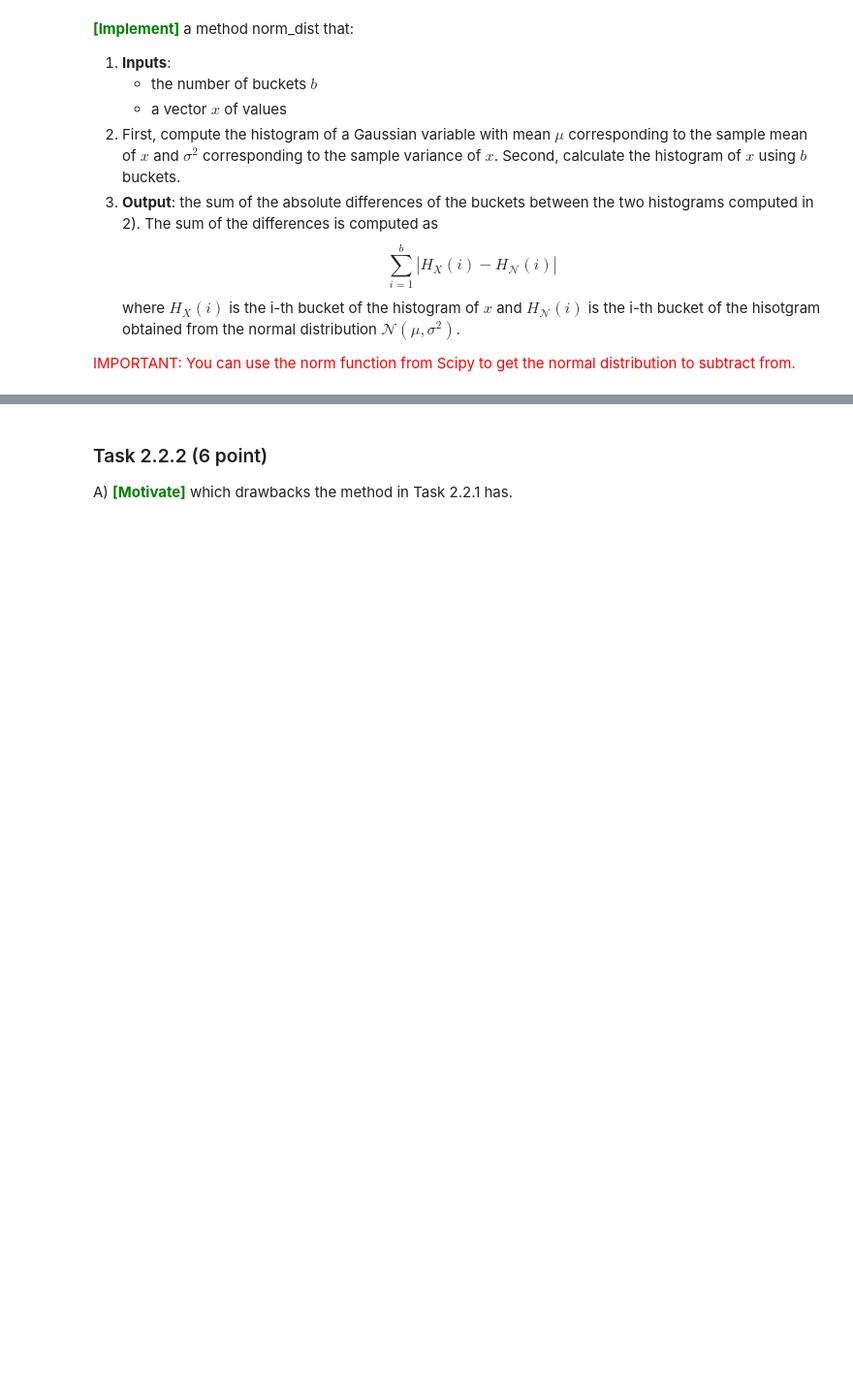
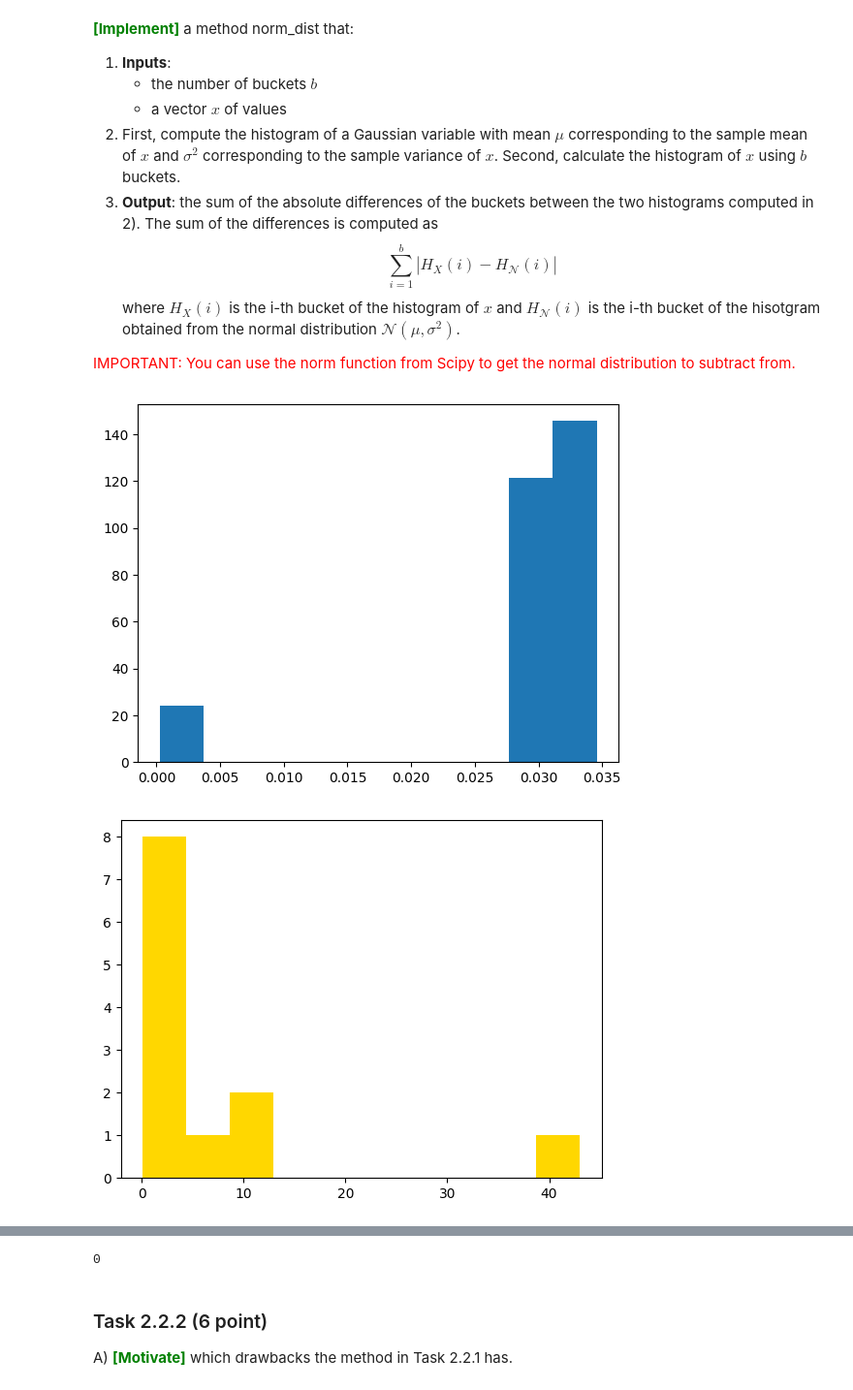
Before and after one commit to AnneKir/dm2023-exercises, a Jupyter notebook: handins/handin1.ipynb, the cells around one changed output, grey strips where cells are left out. Shown at 97% size. Saved outputs shown, nothing was run; the diff lists cells and outputs as text; code cells hidden in the pictures; blank space fills up the shorter version.

```diff
--- a/handins/handin1.ipynb
+++ b/handins/handin1.ipynb
@@ -474,0 +463,35 @@ def norm_dist(x, b):
+# %%
+from scipy.stats import norm
+
+## Our data comes from the variable X
+X = data_np
+def norm_dist(x, b):
+    dist = 0
+    ### YOUR CODE HERE
+    mu = sum(x)/len(x)
+    sigma2 = np.std(x)
+    g = norm.pdf(x, loc=mu, scale=sigma2)
+    plt.hist(g, bins=b, density=True)
+    plt.show()
+
+    plt.hist(x, bins=b,color='gold')
+    plt.show()
+
+    reee = norm()
+    fig, ax = plt.subplots(1,1)
+    ax.plot(x, norm.pdf(x, loc=mu, scale=sigma2))
+    plt.show()
+
+    x = np.linspace(norm.ppf(0.01),norm.ppf(0.99), 100)
+    fig, ax = plt.subplots(1,1)
+    ax.plot(x, norm.pdf(x, loc = mu, scale=sigma2),'r-', lw=5, alpha=0.6, label='norm pdf')
+    plt.show()
+
+    ### YOUR CODE HERE
+    return dist
+
+norm_dist(X[4], 10)
+#for i in range(X.shape[0]):
+# %% [output]
+[figure, added]
+[figure, added]
@@ -475,3 +500,4 @@ def norm_dist(x, b):
+0
 # %% [markdown]
 ### Task 2.2.2 (6 point)
 A) <span style='color: green'>**\[Motivate\]**</span> which drawbacks the method in Task 2.2.1 has.
```
Also changed, not shown: parts of 24 cells of this notebook, 1 other file.
